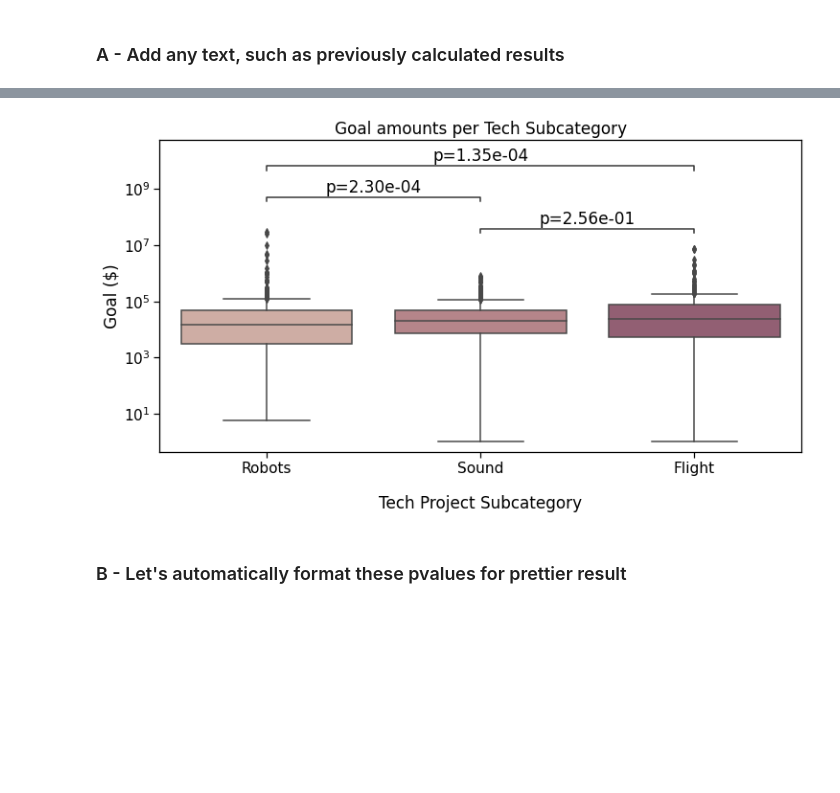
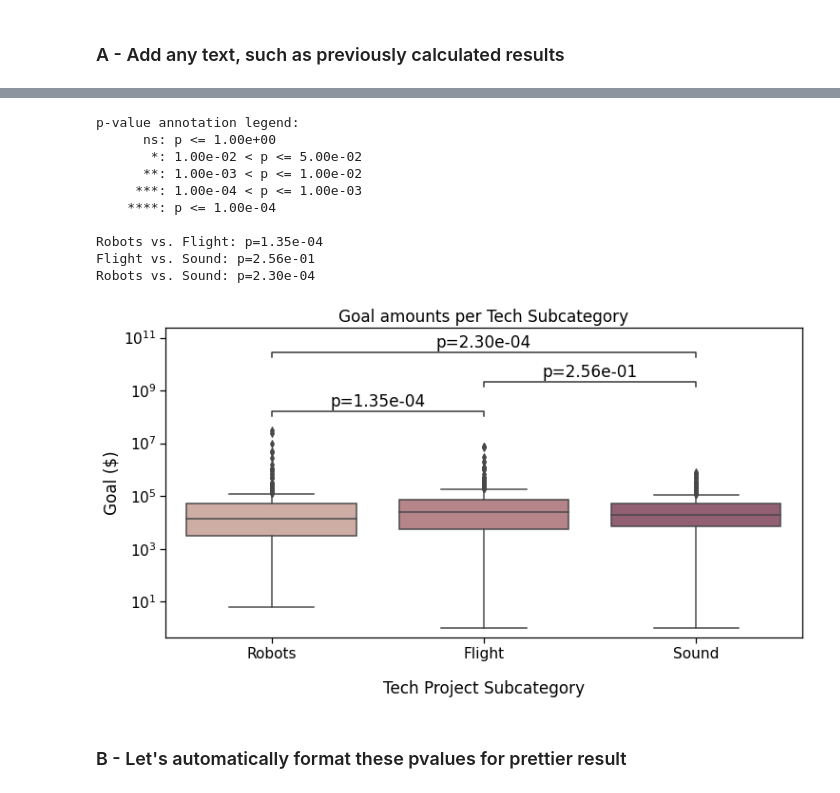
Before and after one commit to trevismd/statannotations-tutorials, a Jupyter notebook: Tutorial_1/Statannotations-Tutorial-1.ipynb, the cells around one changed output, grey strips where cells are left out. Saved outputs shown, nothing was run; the diff lists cells and outputs as text; code cells hidden in the pictures; blank space fills up the shorter version.

```diff
--- a/Tutorial_1/Statannotations-Tutorial-1.ipynb
+++ b/Tutorial_1/Statannotations-Tutorial-1.ipynb
@@ -165,19 +165,20 @@ There are 1667 projects in rfs.
 # %% [markdown]
 Let's define colors and orderings for subcategories and states plots
 # %%
-subcat_palette = sns.cubehelix_palette(start=0.2)
-state_palette = sns.color_palette("Set2")
+subcat_palette = sns.cubehelix_palette(start=0.2)[1:]
+states_palette = sns.color_palette("Set2")
 
 states_order = ["Successful", "Failed", "Live", "Suspended", "Canceled"]
 subcat_order = ['Robots', 'Flight', 'Sound']
 # %% [markdown]
 #### PLOT 1
 # %%
-with sns.plotting_context("notebook", font_scale = 1.4):
+with sns.plotting_context("notebook", font_scale=1.4):
     # Create new plot
     ax = get_log_ax()
 
-    sns.boxplot(ax=ax, data=rfs, x='Subcategory', y='Goal', palette=subcat_palette[1:])
+    sns.boxplot(ax=ax, data=rfs, x='Subcategory', y='Goal', palette=subcat_palette,
+                order=subcat_order)
 
     label_plot_for_subcat(ax)
     plt.savefig("plot1.png", bbox_inches='tight')
@@ -186,12 +187,12 @@ with sns.plotting_context("notebook", font_scale = 1.4):
 # %% [markdown]
 #### PLOT 2
 # %%
-with sns.plotting_context("notebook", font_scale = 1.4):
+with sns.plotting_context("notebook", font_scale=1.4):
     # Create new plot
     ax = get_log_ax()
 
     # Plot with seaborn
-    sns.boxplot(ax=ax, data=rfs, x='State', y='Goal', palette=state_palette,
+    sns.boxplot(ax=ax, data=rfs, x='State', y='Goal', palette=states_palette,
                 order=states_order)
 
     label_plot_for_state(ax)
@@ -357,35 +358,48 @@ annotator.annotate()
 # %%
 # Putting the parameters in a dictionary avoids code duplication
 # since we use the same for `sns.boxplot` and `Annotator` calls
 plotting_parameters = {
     'data':    rfs,
     'x':       'Subcategory',
     'y':       'Goal',
-    'palette': subcat_palette[1:]
+    'order':   subcat_order,
+    'palette': subcat_palette,
 }
 
-box_pairs = [('Robots', 'Flight'),
+pairs = [('Robots', 'Flight'),
              ('Flight', 'Sound'),
              ('Robots', 'Sound')]
 
-with sns.plotting_context('notebook', font_scale = 1.4):
+formatted_pvalues = [f"p={p:.2e}" for p in pvalues]
+
+with sns.plotting_context('notebook', font_scale=1.4):
     # Create new plot
     ax = get_log_ax()
 
     # Plot with seaborn
     sns.boxplot(**plotting_parameters)
 
     # Add annotations
-    annotator = Annotator(ax, box_pairs, **plotting_parameters)
-    annotator.set_custom_annotations([f"p={p:.2e}" for p in pvalues])
+    annotator = Annotator(ax, pairs, **plotting_parameters)
+    annotator.set_custom_annotations(formatted_pvalues)
     annotator.annotate()
 
     # Label and show
     label_plot_for_subcat(ax)
     plt.savefig("./plot1A.png", bbox_inches='tight')
     plt.show()
 # %% [output]
+p-value annotation legend:
+      ns: p <= 1.00e+00
+       *: 1.00e-02 < p <= 5.00e-02
+      **: 1.00e-03 < p <= 1.00e-02
+     ***: 1.00e-04 < p <= 1.00e-03
+    ****: p <= 1.00e-04
+
+Robots vs. Flight: p=1.35e-04
+Flight vs. Sound: p=2.56e-01
+Robots vs. Sound: p=2.30e-04
-[figure, old version]
+[figure, new version]
 # %% [markdown]
 ### B - Let's automatically format these pvalues for prettier result
 # %% [markdown]
```
Also changed, not shown: parts of 20 cells of this notebook, 2 other files.
